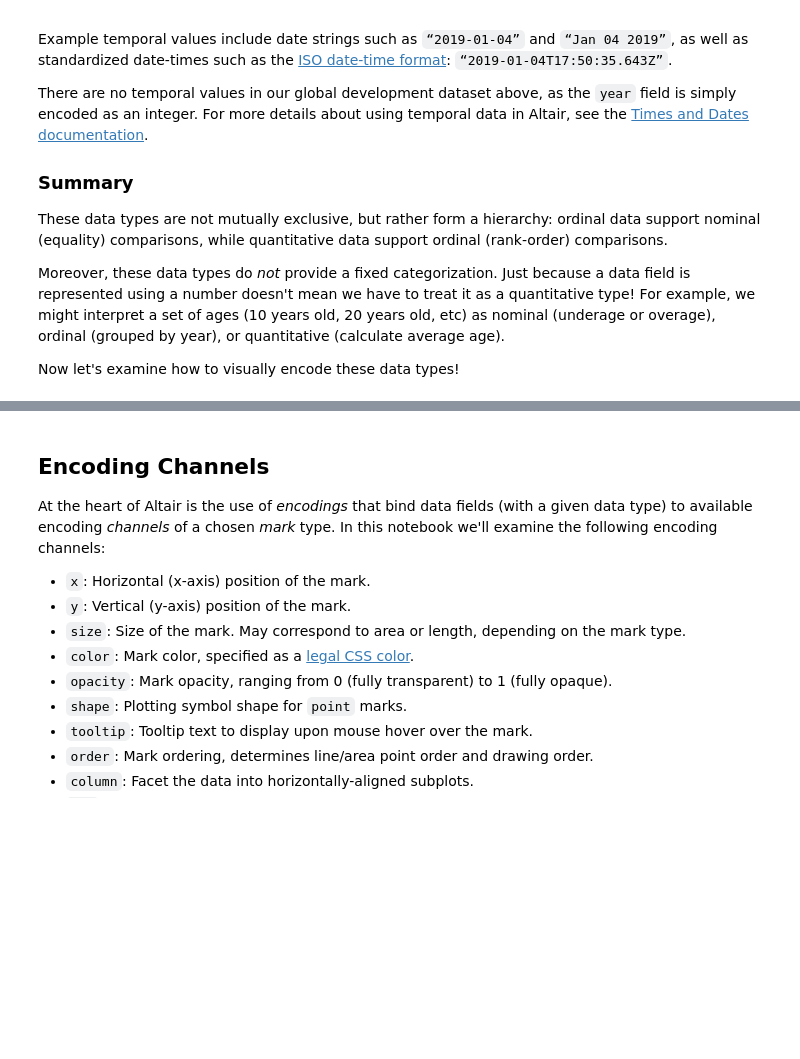
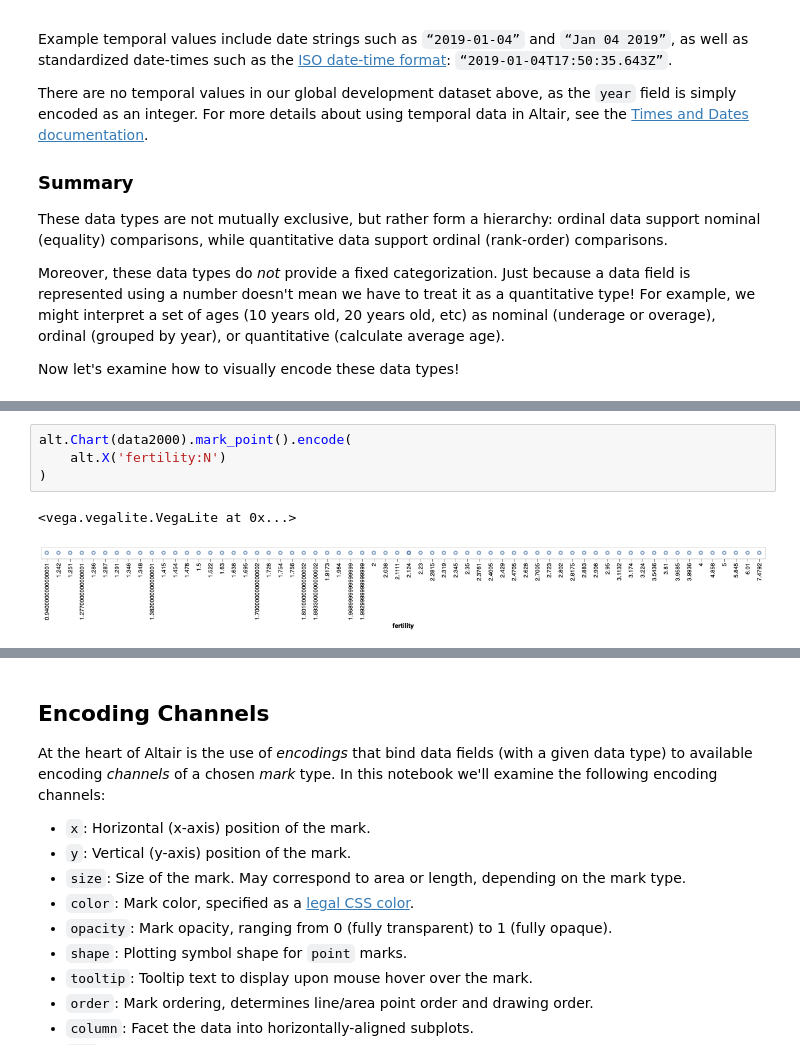
Before and after one commit to hanisaf/mist5730-fall2019, a Jupyter notebook: 31-intro.ipynb, the cells around one changed output, grey strips where cells are left out. Saved outputs shown, nothing was run; the diff lists cells and outputs as text; blank space fills up the shorter version.

```diff
--- a/31-intro.ipynb
+++ b/31-intro.ipynb
@@ -80,0 +88,7 @@ Now let's examine how to visually encode these data types!
+# %%
+alt.Chart(data2000).mark_point().encode(
+    alt.X('fertility:N')
+)
+# %% [output]
+<vega.vegalite.VegaLite at 0x...>
+[figure, added]
```
Also changed, not shown: parts of 2 cells of this notebook, 1 other file.
